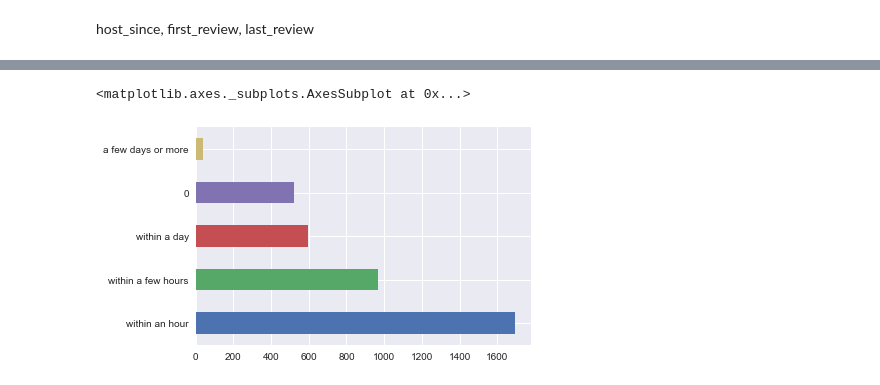
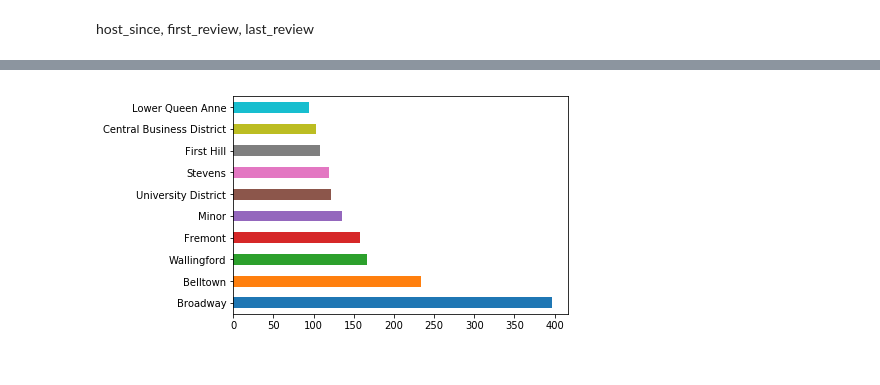
Before and after one commit to waficf/Kaggle_Competitions, a Jupyter notebook: AirBnB.ipynb, the cells around one changed output, grey strips where cells are left out. Cells and saved outputs as stored; diff of their text form; code cells hidden in the pictures.

```diff
--- a/AirBnB.ipynb
+++ b/AirBnB.ipynb
@@ -665,0 +657,7 @@ display_all(df.head())
+# %%
+df.price = df.price.str.replace(',', '')
+df.extra_people = df.extra_people.str.replace(',', '')
+# %%
+# Convert to numeric
+df.price = df.price.astype(float)
+df.extra_people = df.extra_people.astype(float)
@@ -665,0 +708,2 @@ display_all(df.head())
+# %%
+df['rev'] = df.price * df.minimum_nights * df.number_of_reviews
@@ -665,0 +732,3 @@ display_all(df.head())
+# %%
+top_neighbour = df.neighbourhood_cleansed.value_counts()[:10]
+top_neighbour
@@ -666,6 +749,5 @@ display_all(df.head())
 # %%
-df.host_response_time.value_counts().plot('barh')
+top_neighbour.plot('barh')
 plt.show()
 # %% [output]
-<matplotlib.axes._subplots.AxesSubplot at 0x...>
-[figure, old version]
+[figure, new version]
```
Also changed, not shown: parts of 38 cells of this notebook.
